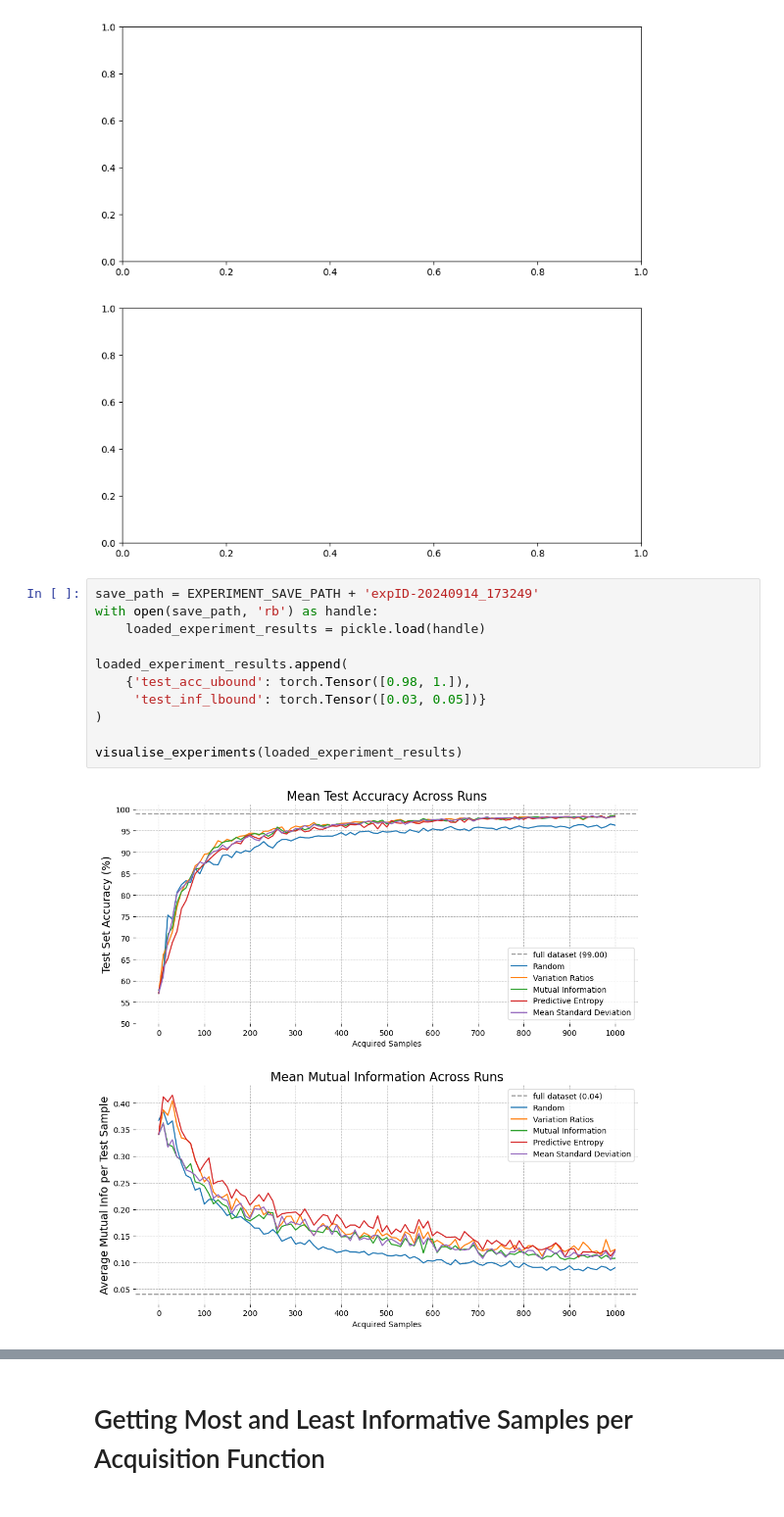
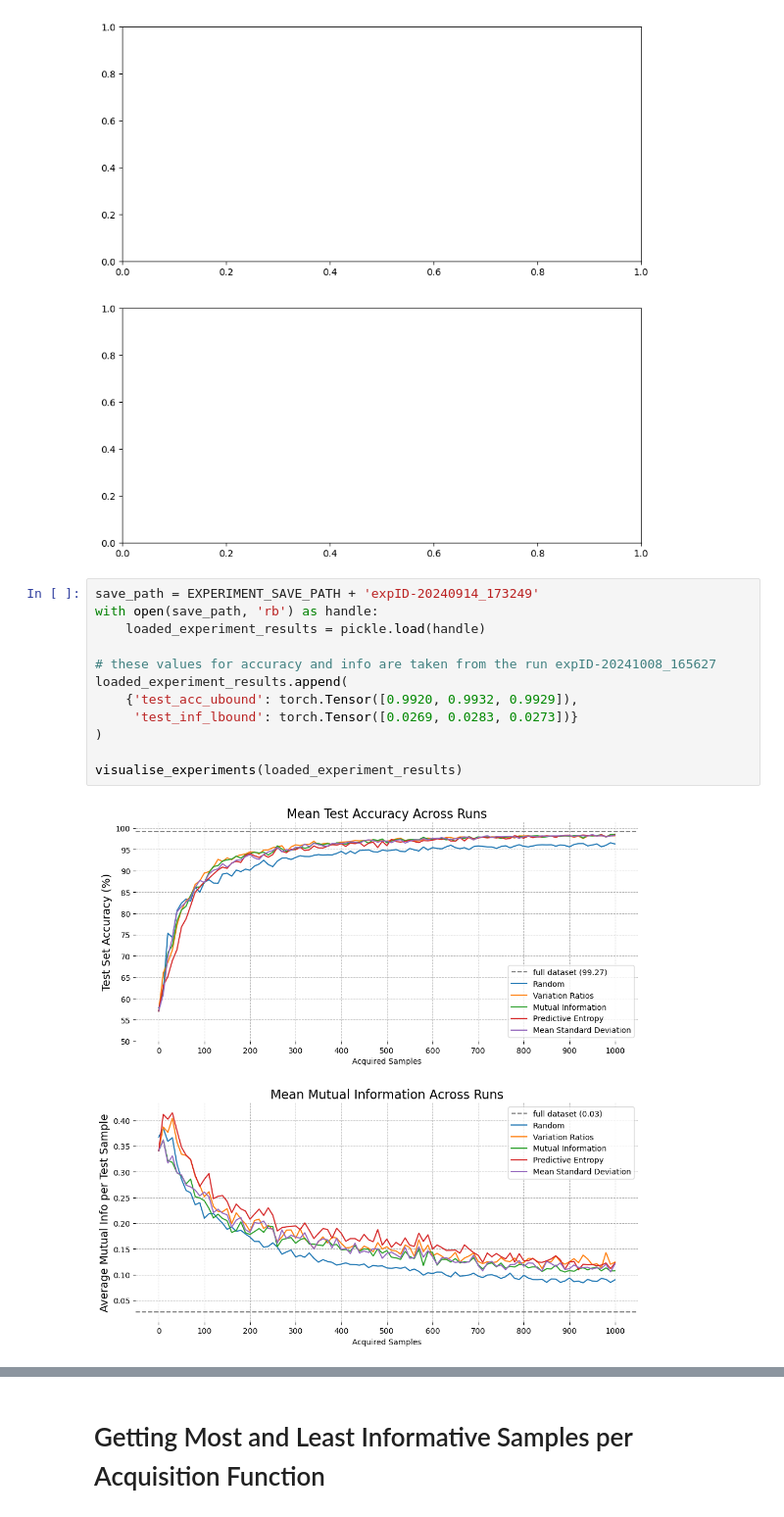
Before and after one commit to pilzpascal/2024s-bsc-practical-work, a Jupyter notebook: Active Learning.ipynb, the cells around one changed output, grey strips where cells are left out. Shown at 98% size. Drawn from its saved outputs; the diff is of its cells as text.

```diff
--- a/Active Learning.ipynb
+++ b/Active Learning.ipynb
@@ -50,13 +51,14 @@ KeyError: 'test_acc_ubound'
 # %%
 save_path = EXPERIMENT_SAVE_PATH + 'expID-20240914_173249'
 with open(save_path, 'rb') as handle:
     loaded_experiment_results = pickle.load(handle)
 
+# these values for accuracy and info are taken from the run expID-20241008_165627
 loaded_experiment_results.append(
-    {'test_acc_ubound': torch.Tensor([0.98, 1.]),
-     'test_inf_lbound': torch.Tensor([0.03, 0.05])}
+    {'test_acc_ubound': torch.Tensor([0.9920, 0.9932, 0.9929]),
+     'test_inf_lbound': torch.Tensor([0.0269, 0.0283, 0.0273])}
 )
 
 visualise_experiments(loaded_experiment_results)
 # %% [output]
-[figure, old version]
+[figure, new version]
```
Also changed, not shown: parts of 4 cells of this notebook, 15 other files.
